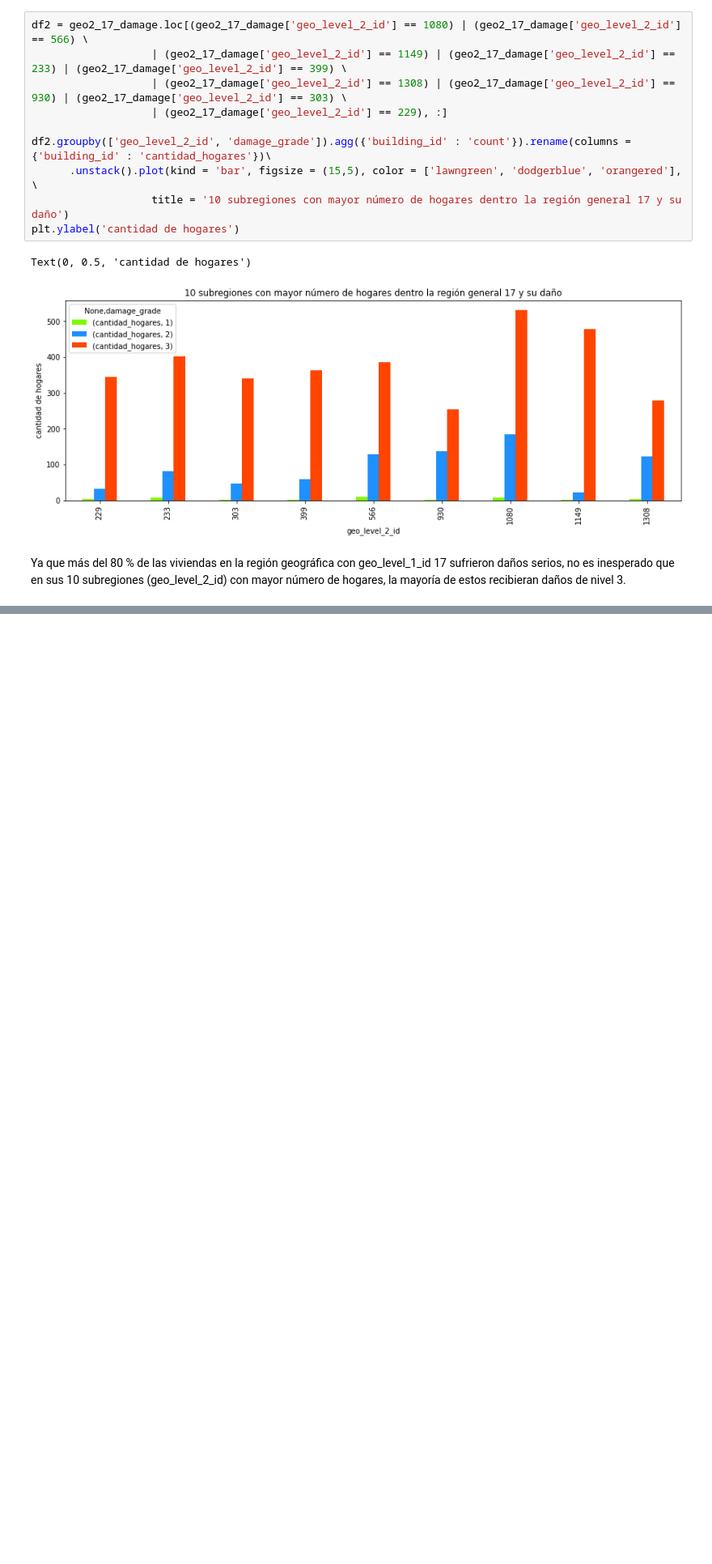
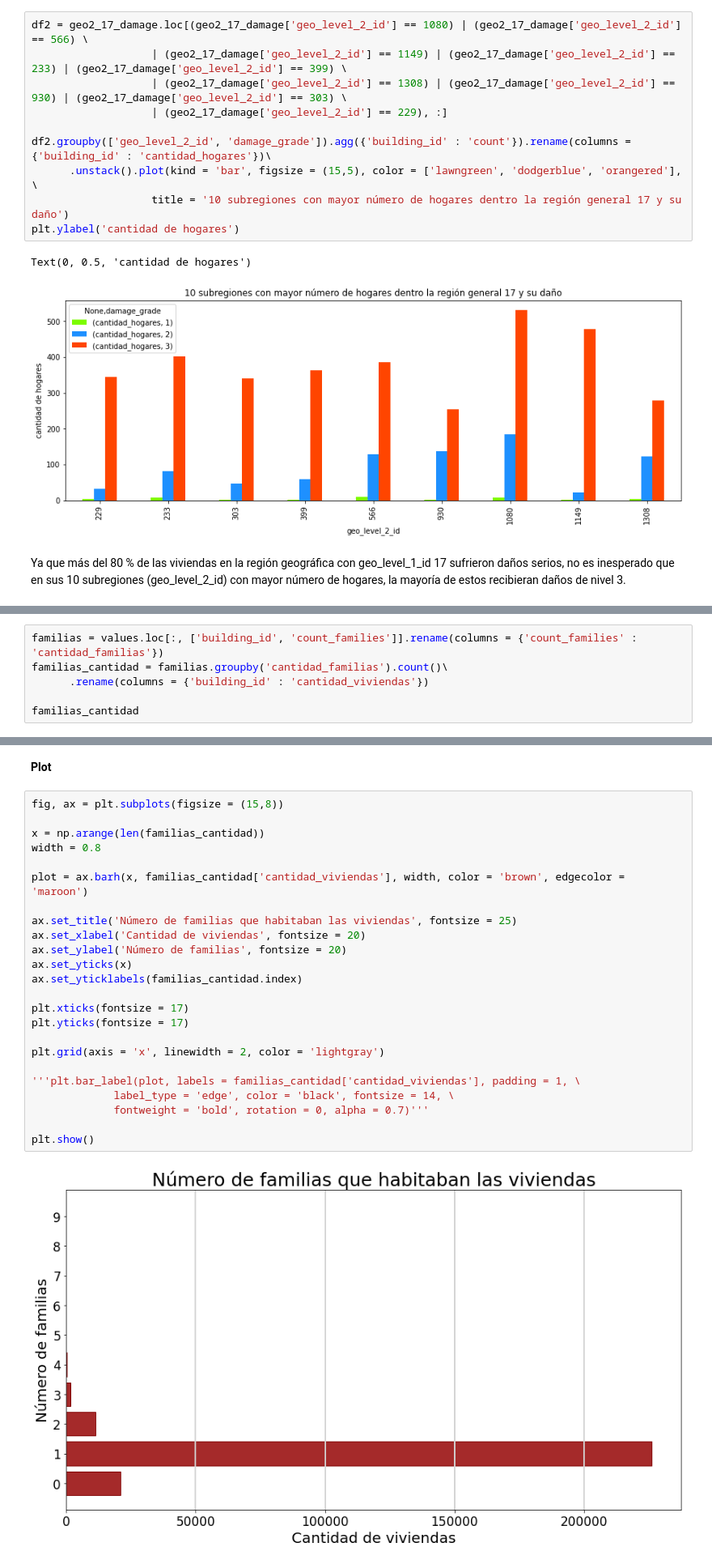
Before and after one commit to ffelfis/OrgaDatosTPs, a Jupyter notebook: TP1/TP1_Geo_levels.ipynb, the cells around one changed output, grey strips where cells are left out. Shown at 81% size. Saved outputs shown, nothing was run; the diff lists cells and outputs as text; blank space fills up the shorter version.

Commit message:
Número de familias que habitaban las viviendas

```diff
--- a/TP1/TP1_Geo_levels.ipynb
+++ b/TP1/TP1_Geo_levels.ipynb
@@ -142,0 +151,6 @@ Ya que más del 80 % de las viviendas en la región geográfica con geo_level_1_
+# %%
+familias = values.loc[:, ['building_id', 'count_families']].rename(columns = {'count_families' : 'cantidad_familias'})
+familias_cantidad = familias.groupby('cantidad_familias').count()\
+      .rename(columns = {'building_id' : 'cantidad_viviendas'})
+
+familias_cantidad
@@ -142,0 +170,28 @@ Ya que más del 80 % de las viviendas en la región geográfica con geo_level_1_
+# %% [markdown]
+**Plot**
+# %%
+fig, ax = plt.subplots(figsize = (15,8))
+
+x = np.arange(len(familias_cantidad))
+width = 0.8
+
+plot = ax.barh(x, familias_cantidad['cantidad_viviendas'], width, color = 'brown', edgecolor = 'maroon')
+
+ax.set_title('Número de familias que habitaban las viviendas', fontsize = 25)
+ax.set_xlabel('Cantidad de viviendas', fontsize = 20)
+ax.set_ylabel('Número de familias', fontsize = 20)
+ax.set_yticks(x)
+ax.set_yticklabels(familias_cantidad.index)
+
+plt.xticks(fontsize = 17)
+plt.yticks(fontsize = 17)
+
+plt.grid(axis = 'x', linewidth = 2, color = 'lightgray')
+
+'''plt.bar_label(plot, labels = familias_cantidad['cantidad_viviendas'], padding = 1, \
+             label_type = 'edge', color = 'black', fontsize = 14, \
+             fontweight = 'bold', rotation = 0, alpha = 0.7)'''
+
+plt.show()
+# %% [output]
+[figure, added]
```
Also changed, not shown: parts of 11 cells of this notebook.
